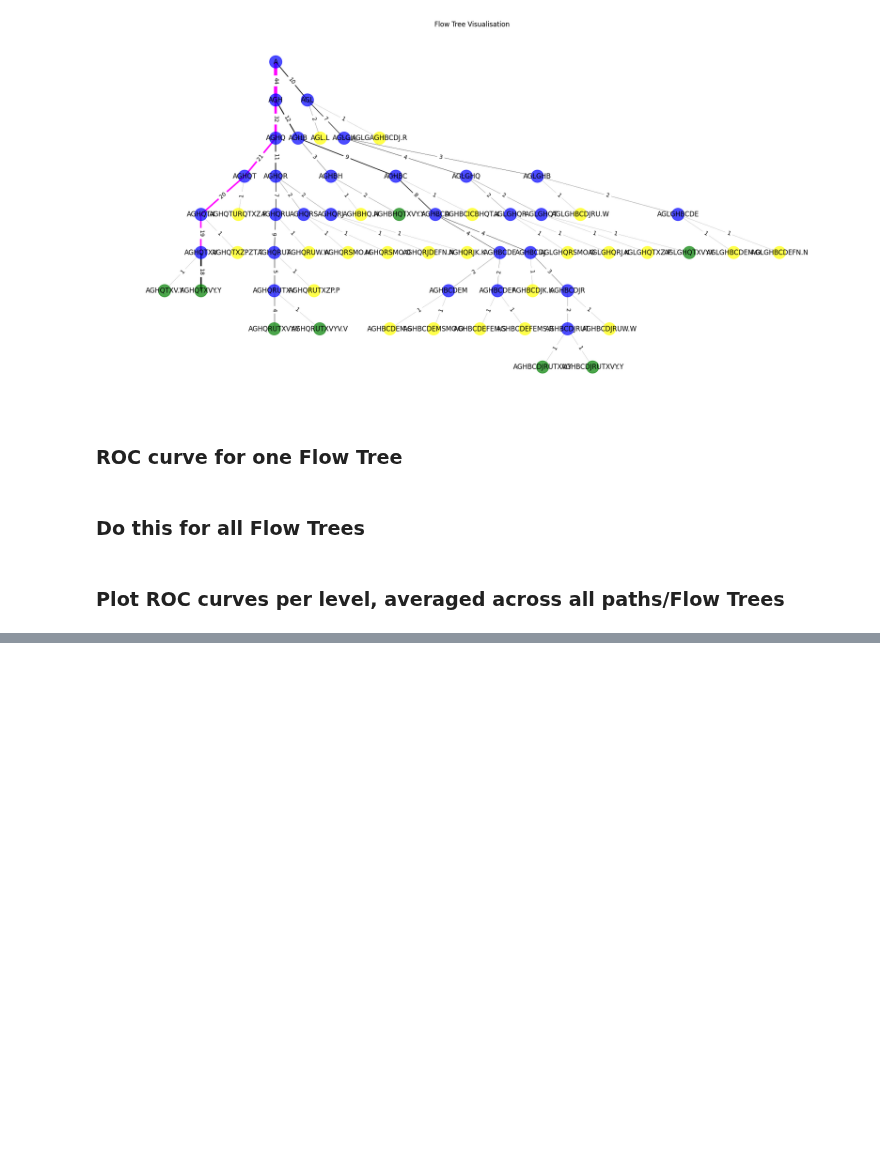
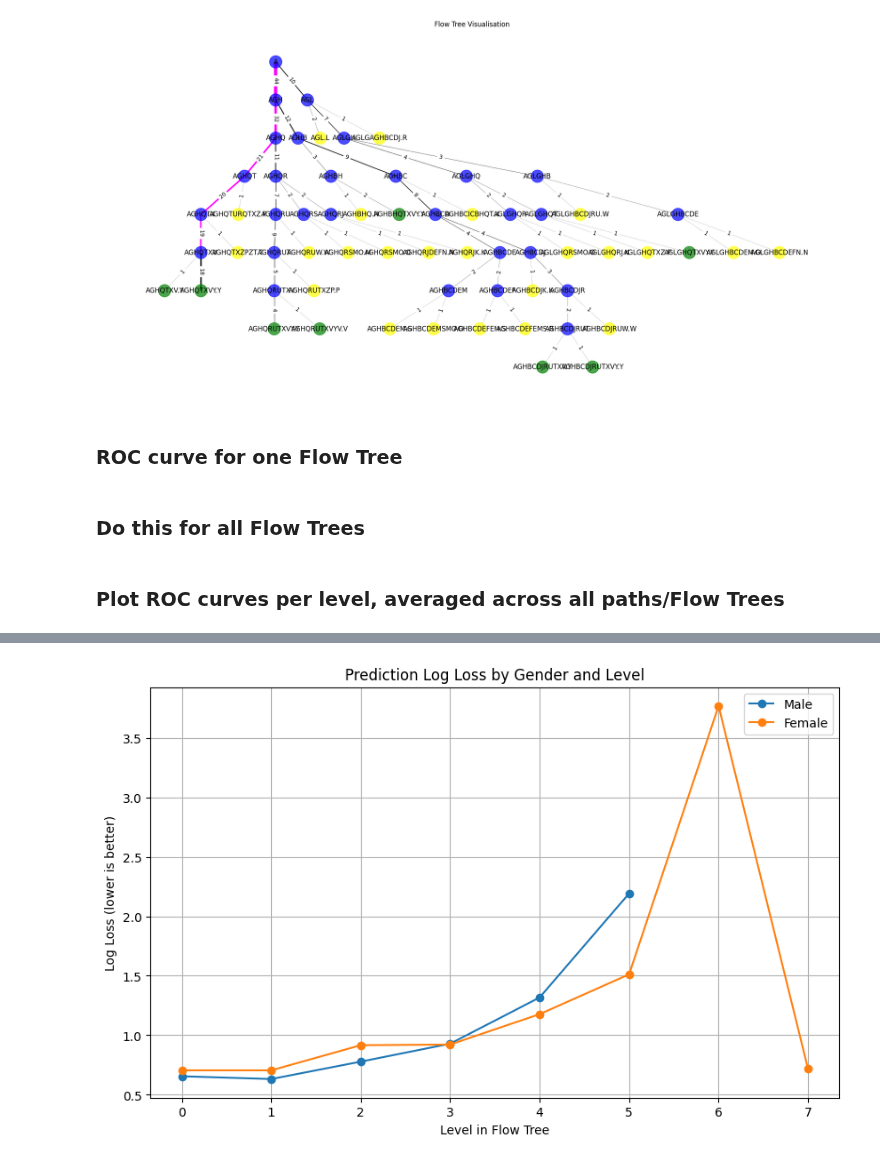
Before and after one commit to geometric-intelligence/mazedyn, a Jupyter notebook: mazedyn/3_dynamic_prediction.ipynb, the cells around one changed output, grey strips where cells are left out. Saved outputs shown, nothing was run; the diff lists cells and outputs as text; code cells hidden in the pictures; blank space fills up the shorter version.

```diff
--- a/mazedyn/3_dynamic_prediction.ipynb
+++ b/mazedyn/3_dynamic_prediction.ipynb
@@ -117,9 +125,10 @@ Likelihoods by level: [0.5185185185185185, 0.6, 0.71875, 0.9047619047619048, 0.9
 # %% [markdown]
 ### ROC curve for one Flow Tree
 # %%
-def generate_likelihoods_by_person_for_path(test_df, start_node, end_node, add_random=True, k_fold=5):
+def generate_likelihoods_by_person_for_path(test_df, start_node, end_node, add_random=True, k_fold=5, return_genders=False):
     k_likelihoods_by_level_by_person = defaultdict(list)
     k_actual_accuracies_by_level_by_person = defaultdict(list)
+    k_genders_by_level_by_person = defaultdict(list)
 
     this_path_df = test_df[(test_df["StartAt"] == start_node) & (test_df["EndAt"] == end_node)]
 
@@ -127,32 +136,39 @@ def generate_likelihoods_by_person_for_path(test_df, start_node, end_node, add_r
     for k in range(k_fold):
         likelihoods_by_level_by_person = defaultdict(list)
         actual_accuracies_by_level_by_person = defaultdict(list)
+        genders_by_level_by_person = defaultdict(list)
 
-        train_this_path_df, test_this_path_df = train_test_split(this_path_df, test_size=0.2, random_state=k)
+        train_this_path_df, test_this_path_df = train_test_split(this_path_df, test_size=0.3, random_state=k)
 
         train_trajs = np.array(train_this_path_df["trajs"])
         G = generate_flow_tree_from_trajs(train_trajs, END_NODE=end_node)
-
+        n_p = 0
         # Identify where one person's path is through the Flow Tree
         for _, test_row in test_this_path_df.iterrows():
             test_subject_number = test_row["Subject"]
             actual_acc = int(test_row["accuracy"])
 
             likelihoods_by_level, special_visits = generate_likelihoods_for_person_for_path(G, train_this_path_df, test_row)
-
+            n_p += 1
             # Keep track of all of the predictions for all the levels
             for lvl, lik in enumerate(likelihoods_by_level):
                 likelihoods_by_level_by_person[lvl].append(lik)
                 actual_accuracies_by_level_by_person[lvl].append(actual_acc)
-
+                if return_genders:
+                    genders_by_level_by_person[lvl].append((test_subject_number, test_row["is_man"]))
+        # print("Did it for ", n_p, "people!")
         for lvl in likelihoods_by_level_by_person:
             k_likelihoods_by_level_by_person[lvl].append(likelihoods_by_level_by_person[lvl])
             k_actual_accuracies_by_level_by_person[lvl].append(actual_accuracies_by_level_by_person[lvl])
+            if return_genders:
+                k_genders_by_level_by_person[lvl].append(genders_by_level_by_person[lvl])
 
     if add_random:
         k_likelihoods_by_level_by_person["rand"] = [[random.random() for _ in each_kfold] for each_kfold in k_actual_accuracies_by_level_by_person[0]]
         k_actual_accuracies_by_level_by_person["rand"] = k_actual_accuracies_by_level_by_person[0][:]
 
+    if return_genders:
+        return k_likelihoods_by_level_by_person, k_actual_accuracies_by_level_by_person, k_genders_by_level_by_person
     return k_likelihoods_by_level_by_person, k_actual_accuracies_by_level_by_person
 # %%
 ### Compute and plot ROC curve for ONE Flow Tree ###
@@ -433,0 +832,70 @@ fig.show()
+# %%
+from sklearn.metrics import log_loss
+import numpy as np
+import pandas as pd
+from collections import defaultdict
+
+def compare_gender_log_loss(male_likelihoods, male_actuals, female_likelihoods, female_actuals):
+    results = []
+
+    for lvl in male_likelihoods:
+        male_scores = []
+        female_scores = []
+
+        # Calculate log loss for males
+        for i in range(len(male_likelihoods[lvl])):
+            if len(male_likelihoods[lvl][i]) > 0:
+                try:
+                    # Clip predictions to avoid log(0)
+                    preds = np.clip(male_likelihoods[lvl][i], 1e-7, 1-1e-7)
+                    score = log_loss(male_actuals[lvl][i], preds)
+                    male_scores.append(score)
+                except ValueError:
+                    continue
+
+        # Calculate log loss for females
+        for i in range(len(female_likelihoods[lvl])):
+            if len(female_likelihoods[lvl][i]) > 0:
+                try:
+                    # Clip predictions to avoid log(0)
+                    preds = np.clip(female_likelihoods[lvl][i], 1e-7, 1-1e-7)
+                    score = log_loss(female_actuals[lvl][i], preds)
+                    female_scores.append(score)
+                except ValueError:
+                    continue
+
+        if male_scores or female_scores:  # Only add results if we have scores
+            results.append({
+                'level': lvl,
+                'male_log_loss': np.mean(male_scores) if male_scores else np.nan,
+                'female_log_loss': np.mean(female_scores) if female_scores else np.nan,
+                'n_male': len(male_scores),
+                'n_female': len(female_scores)
+            })
+
+    results_df = pd.DataFrame(results)
+    results_df = results_df.sort_values('level')
+    return results_df
+
+# Run the comparison
+results = compare_gender_log_loss(
+    MALE_k_likelihoods_by_level_by_tree_by_person,
+    MALE_k_actual_accuracies_by_level_by_tree_by_person,
+    FEMALE_k_likelihoods_by_level_by_tree_by_person,
+    FEMALE_k_actual_accuracies_by_level_by_tree_by_person
+)
+
+# Display results
+print(results)
+
+# Visualize results
+plt.figure(figsize=(10, 6))
+plt.plot(results['level'], results['male_log_loss'], 'o-', label='Male')
+plt.plot(results['level'], results['female_log_loss'], 'o-', label='Female')
+plt.xlabel('Level in Flow Tree')
+plt.ylabel('Log Loss (lower is better)')
+plt.title('Prediction Log Loss by Gender and Level')
+plt.legend()
+plt.grid(True)
+plt.show()
+# %% [output]
@@ -433,0 +911 @@ fig.show()
+[figure, added]
```
Also changed, not shown: parts of 9 cells of this notebook, 2 other files.
